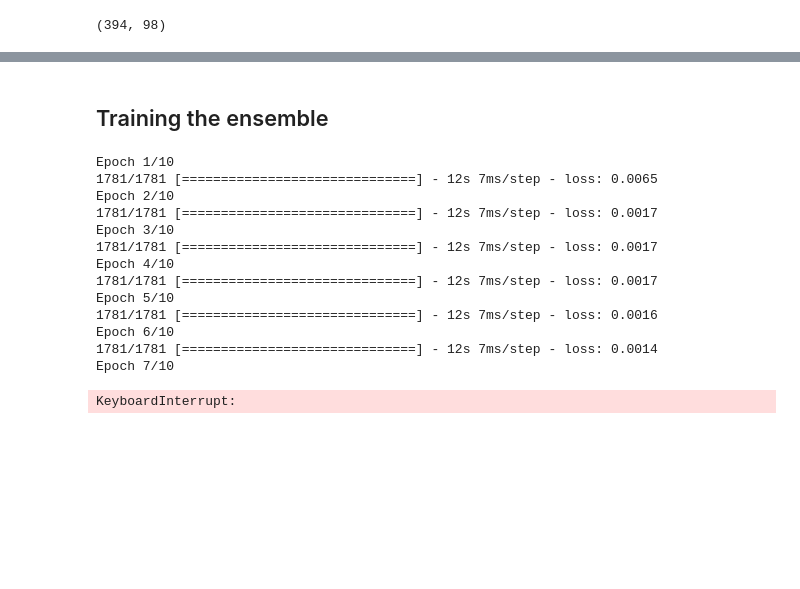
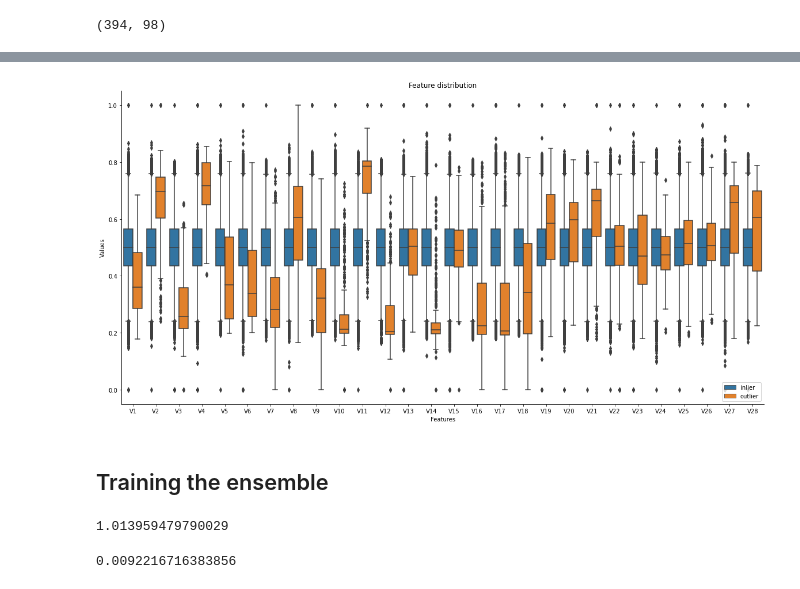
Before and after one commit to danieltsoukup/autoencoders, a Jupyter notebook: outlier_detection_with_autoencoders.ipynb, the cells around one changed output, grey strips where cells are left out. Saved outputs shown, nothing was run; the diff lists cells and outputs as text; code cells hidden in the pictures; blank space fills up the shorter version.

```diff
--- a/outlier_detection_with_autoencoders.ipynb
+++ b/outlier_detection_with_autoencoders.ipynb
@@ -682,19 +702,54 @@ y_train.sum(), y_test.sum()
+# %%
+plot_data = scaled_data.melt(value_vars=feature_cols,
+                    id_vars=["Class"],
+                    var_name='groups',
+                    value_name='vals')
+# %%
+fig, axs = plt.subplots(1, 1, figsize=(20, 10))
+sns.boxplot(x="groups", y="vals", hue="Class", data=plot_data, ax=axs)
+sns.despine()
+plt.xlabel("Features")
+plt.ylabel("Values")
+L=plt.legend()
+L.get_texts()[0].set_text('inlier')
+L.get_texts()[1].set_text('outlier')
+plt.title("Feature distribution")
+plt.show()
+# %% [output]
+[figure, added]
 # %% [markdown]
 ## Training the ensemble
+# %%
+# find the right alpha to increase training data to full sample
+goal_ratio = 1
+start_ratio = 0.5
+epochs = 50
+alpha = np.exp(np.log(goal_ratio/start_ratio)/epochs)
+alpha
+# %% [output]
+1.013959479790029
+# %%
+# baseline loss
+np.square(X_train - X_train.mean(axis=0)).mean()
+# %% [output]
+0.0092216716383856
 # %%
 MODEL_PARAMS ={"input_dim": X_train.shape[1],
                "hidden_dims": [16, 8],
-               "drop_ratio": 0.1}
+               "drop_ratio": 0.33}
 
 COMPILE_PARAMS = {"optimizer": keras.optimizers.Adam(learning_rate=1e-3),
                  "loss": keras.losses.MeanSquaredError(),
                  "run_eagerly": True,}
 
-TRAIN_PARAMS = {"epochs": 10,
-                "batch_size": 128,
-                "verbose": 1}
+DATA_GEN_PARAMS = {"batch_size": 128,
+                   "subsample": 0.3,
+                   "alpha": 1.014}
 
-n_models = 10
+FIT_PARAMS = {"epochs": 50,
+              "verbose": 1}
+
+n_models = 50
 ensemble = []
 
 from tqdm import tqdm
@@ -704,32 +759,15 @@ for i in tqdm(range(n_models)):
     model = RandAE(**MODEL_PARAMS)
     model.compile(**COMPILE_PARAMS)
 
-    model.fit(X_train,
-              X_train,
-              **TRAIN_PARAMS
-          )
+    data_generator = AdaptiveDataGenerator(X_train, **DATA_GEN_PARAMS)
+    model.fit_generator(generator=data_generator, **FIT_PARAMS)
 
+    # save the weights and mask
     model.save_weights(f"models/randae_model_{i}")
-
     with open(f'model_{i}_masks.pickle', 'wb') as handle:
         pickle.dump(model.layer_masks, handle, protocol=pickle.HIGHEST_PROTOCOL)
 
     ensemble.append(model)
-# %% [output]
-Epoch 1/10
-1781/1781 [==============================] - 12s 7ms/step - loss: 0.0065
-Epoch 2/10
-1781/1781 [==============================] - 12s 7ms/step - loss: 0.0017
-Epoch 3/10
-1781/1781 [==============================] - 12s 7ms/step - loss: 0.0017
-Epoch 4/10
-1781/1781 [==============================] - 12s 7ms/step - loss: 0.0017
-Epoch 5/10
-1781/1781 [==============================] - 12s 7ms/step - loss: 0.0016
-Epoch 6/10
-1781/1781 [==============================] - 12s 7ms/step - loss: 0.0014
-Epoch 7/10
-KeyboardInterrupt:
 # %%
 # load models
 # TODO: need to save/load the masks!!
```
Also changed, not shown: parts of 21 cells of this notebook, 1 other file.
